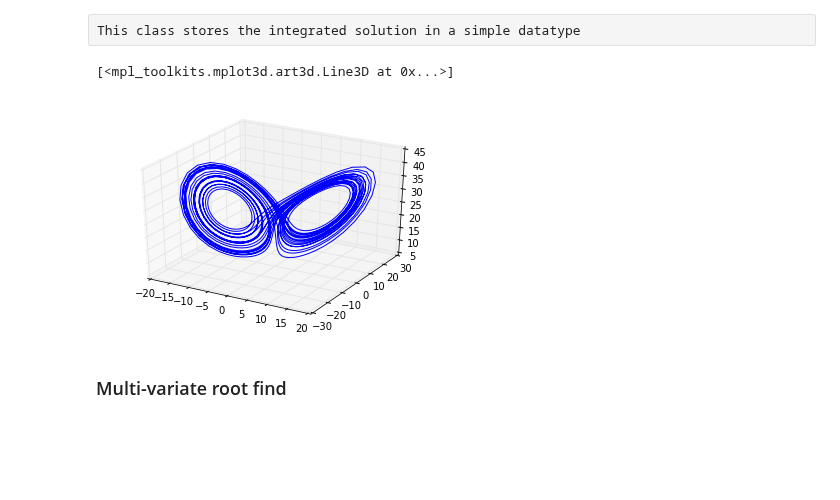
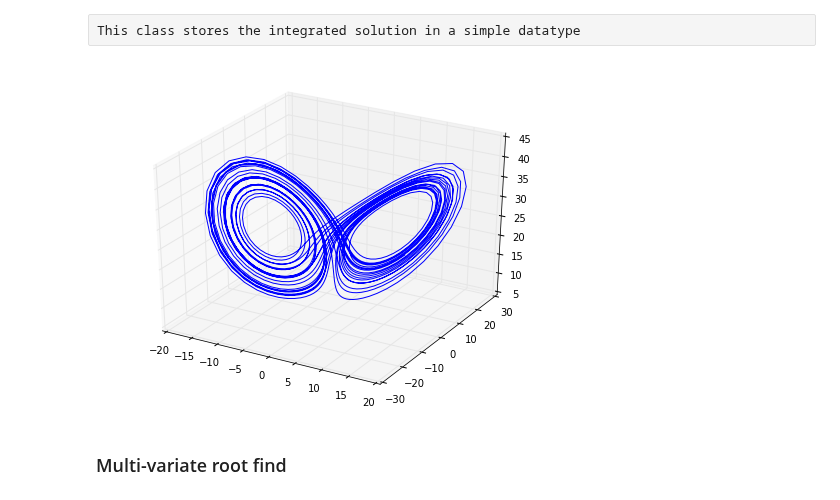
Before and after one commit to sbu-python-class/python-science, a Jupyter notebook: lectures/04-scipy/scipy-basics.ipynb, the cells around one changed output. Drawn from its saved outputs; the diff is of its cells as text; code cells hidden in the pictures; blank space fills up the shorter version.

```diff
--- a/lectures/04-scipy/scipy-basics.ipynb
+++ b/lectures/04-scipy/scipy-basics.ipynb
@@ -371,14 +373,14 @@ def Integrate(X0, dt, tmax):
 # %%
 H1 = Integrate([1.0, 1.0, 20.0], 0.02, 30)
 
 from mpl_toolkits.mplot3d import Axes3D
 
 fig = pylab.figure()
 ax = fig.gca(projection='3d')
 ax.plot(H1.x, H1.y, H1.z)
+fig.set_size_inches(8.0,6.0)
 # %% [output]
-[<mpl_toolkits.mplot3d.art3d.Line3D at 0x...>]
-[figure, old version]
+[figure, new version]
 # %% [markdown]
 ### Multi-variate root find
 # %% [raw]
```
Also changed, not shown: parts of 12 cells of this notebook.
